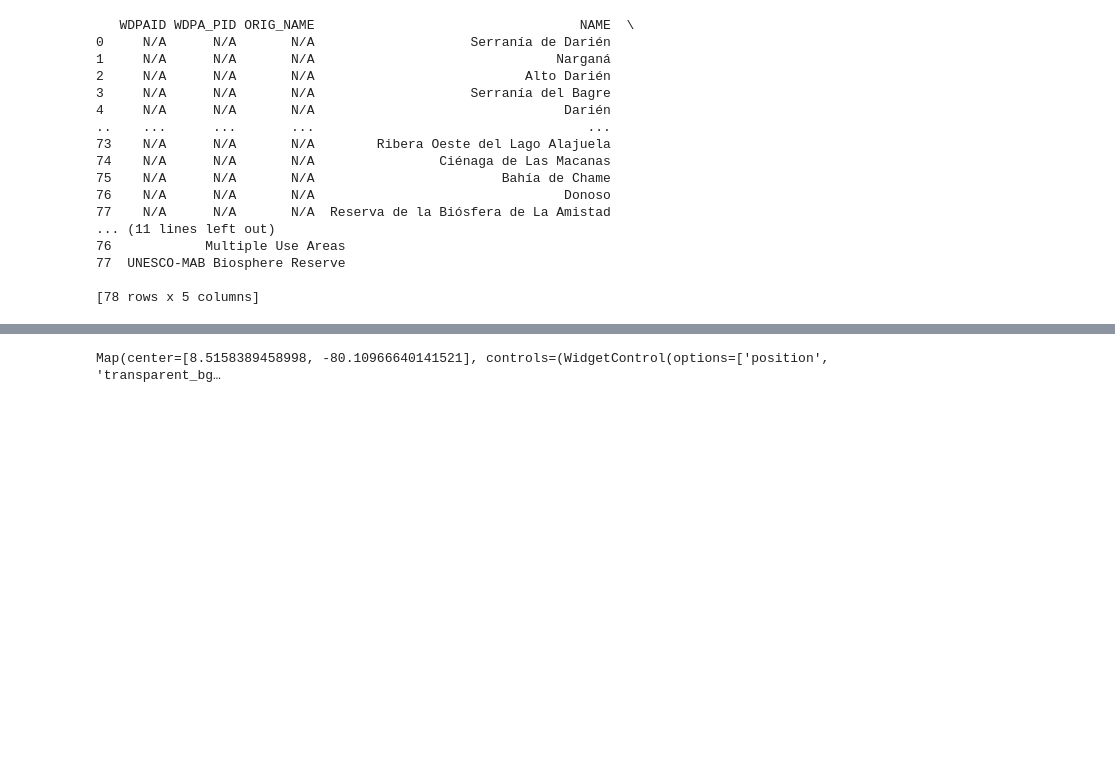
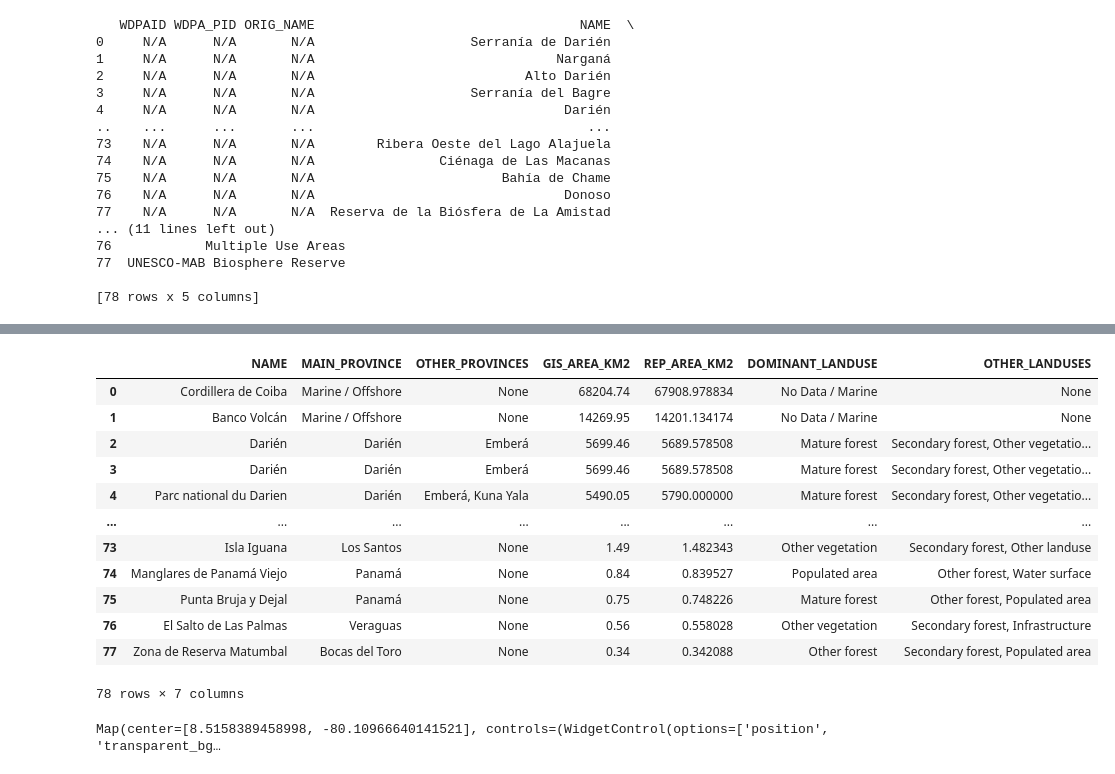
Before and after one commit to samanthamckay183/Sam-Deforestation-Repository, a Jupyter notebook: Javier_Panama_Protected_Areas_PRISM_Buffered.ipynb, the cells around one changed output, grey strips where cells are left out. Saved outputs shown, nothing was run; the diff lists cells and outputs as text; code cells hidden in the pictures; blank space fills up the shorter version.

```diff
--- a/Javier_Panama_Protected_Areas_PRISM_Buffered.ipynb
+++ b/Javier_Panama_Protected_Areas_PRISM_Buffered.ipynb
@@ -179,3 +788,19 @@ print(df)
+# %%
+df
+# %% [output]
+|  | NAME | MAIN_PROVINCE | OTHER_PROVINCES | GIS_AREA_KM2 | REP_AREA_KM2 | DOMINANT_LANDUSE | OTHER_LANDUSES |
+| 0 | Cordillera de Coiba | Marine / Offshore | None | 68204.74 | 67908.978834 | No Data / Marine | None |
+| 1 | Banco Volcán | Marine / Offshore | None | 14269.95 | 14201.134174 | No Data / Marine | None |
+| 2 | Darién | Darién | Emberá | 5699.46 | 5689.578508 | Mature forest | Secondary forest, Other vegetatio... |
+| 3 | Darién | Darién | Emberá | 5699.46 | 5689.578508 | Mature forest | Secondary forest, Other vegetatio... |
+| 4 | Parc national du Darien | Darién | Emberá, Kuna Yala | 5490.05 | 5790.000000 | Mature forest | Secondary forest, Other vegetatio... |
+| ... | ... | ... | ... | ... | ... | ... | ... |
+| 73 | Isla Iguana | Los Santos | None | 1.49 | 1.482343 | Other vegetation | Secondary forest, Other landuse |
+| 74 | Manglares de Panamá Viejo | Panamá | None | 0.84 | 0.839527 | Populated area | Other forest, Water surface |
+| 75 | Punta Bruja y Dejal | Panamá | None | 0.75 | 0.748226 | Mature forest | Other forest, Populated area |
+| 76 | El Salto de Las Palmas | Veraguas | None | 0.56 | 0.558028 | Other vegetation | Secondary forest, Infrastructure |
+| 77 | Zona de Reserva Matumbal | Bocas del Toro | None | 0.34 | 0.342088 | Other forest | Secondary forest, Populated area |
+78 rows × 7 columns
 # %%
 Map.addLayer(features, {}, 'protected areas')
 Map.addLayer(buffered_features, {}, '20km buffer')
```
Also changed, not shown: parts of 18 cells of this notebook, 1 other file.
